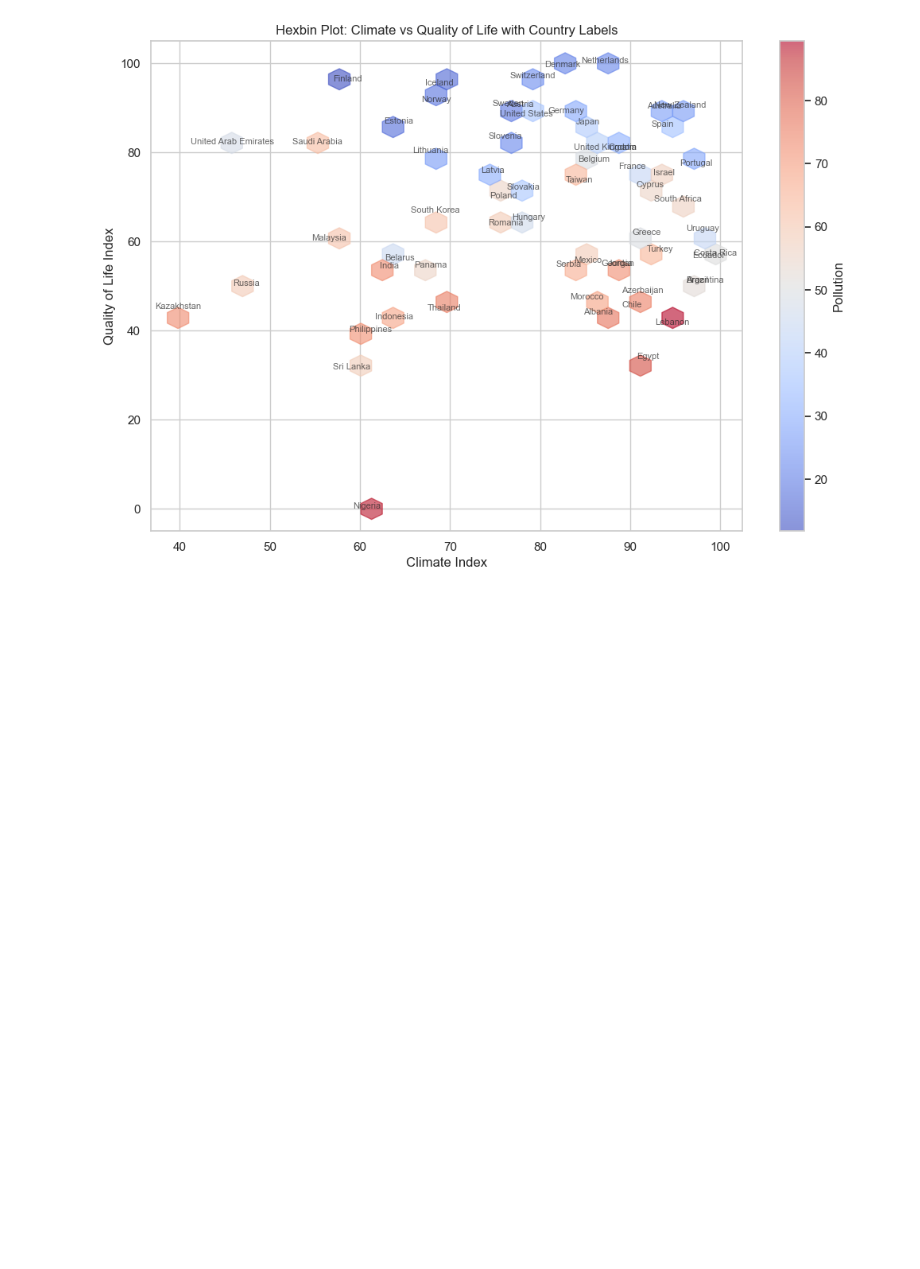
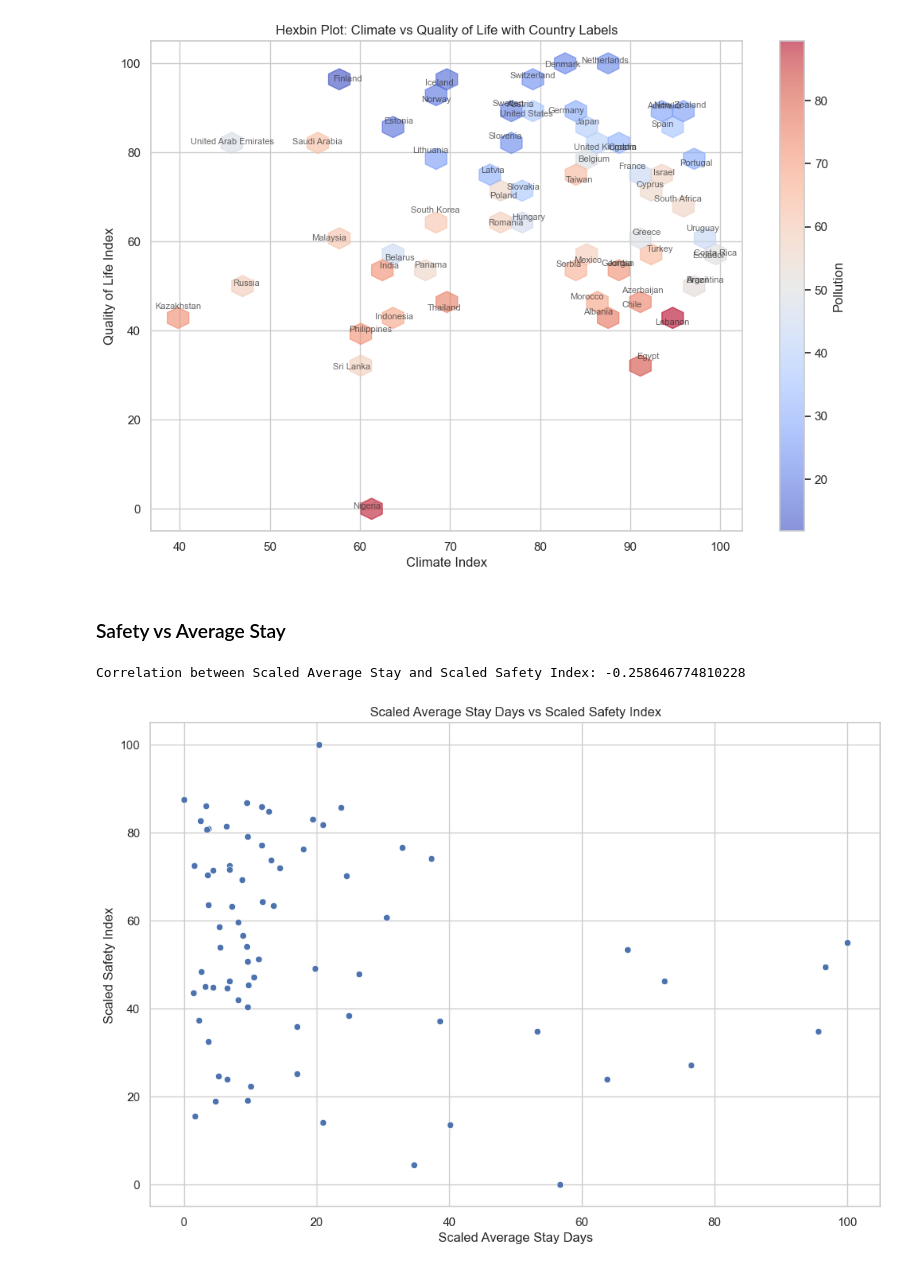
Before and after one commit to IuliaBunescu/tourism_clustering_project, a Jupyter notebook: EDA/eda.ipynb, the cells around one changed output. Saved outputs shown, nothing was run; the diff lists cells and outputs as text; code cells hidden in the pictures; blank space fills up the shorter version.

```diff
--- a/EDA/eda.ipynb
+++ b/EDA/eda.ipynb
@@ -368,3 +368,27 @@ plt.grid(True)
 plt.show()
 # %% [output]
 [figure]
+# %% [markdown]
+### Safety vs Average Stay
+# %%
+subset = df[['CountryName', 'SafetyIndex', 'AverageStayDays']].dropna()
+scaler = MinMaxScaler(feature_range = (0,100))
+subset[['ScaledSafetyIndex', 'ScaledAverageStay']] = scaler.fit_transform(subset[['SafetyIndex', 'AverageStayDays']])
+# %%
+# Correlation between scaled variables
+correlation = subset['ScaledAverageStay'].corr(subset['ScaledSafetyIndex'])
+print('Correlation between Scaled Average Stay and Scaled Safety Index:', correlation)
+# %% [output]
+Correlation between Scaled Average Stay and Scaled Safety Index: -0.258646774810228
+# %%
+# %%
+# Scatter plot with scaled data
+plt.figure(figsize=(12, 8))
+
+sns.scatterplot(x=subset['ScaledAverageStay'], y=subset['ScaledSafetyIndex'])
+plt.title('Scaled Average Stay Days vs Scaled Safety Index')
+plt.xlabel('Scaled Average Stay Days')
+plt.ylabel('Scaled Safety Index')
+plt.show()
+# %% [output]
+[figure, added]
```
Also changed, not shown: parts of 3 cells of this notebook, 1 other file.
